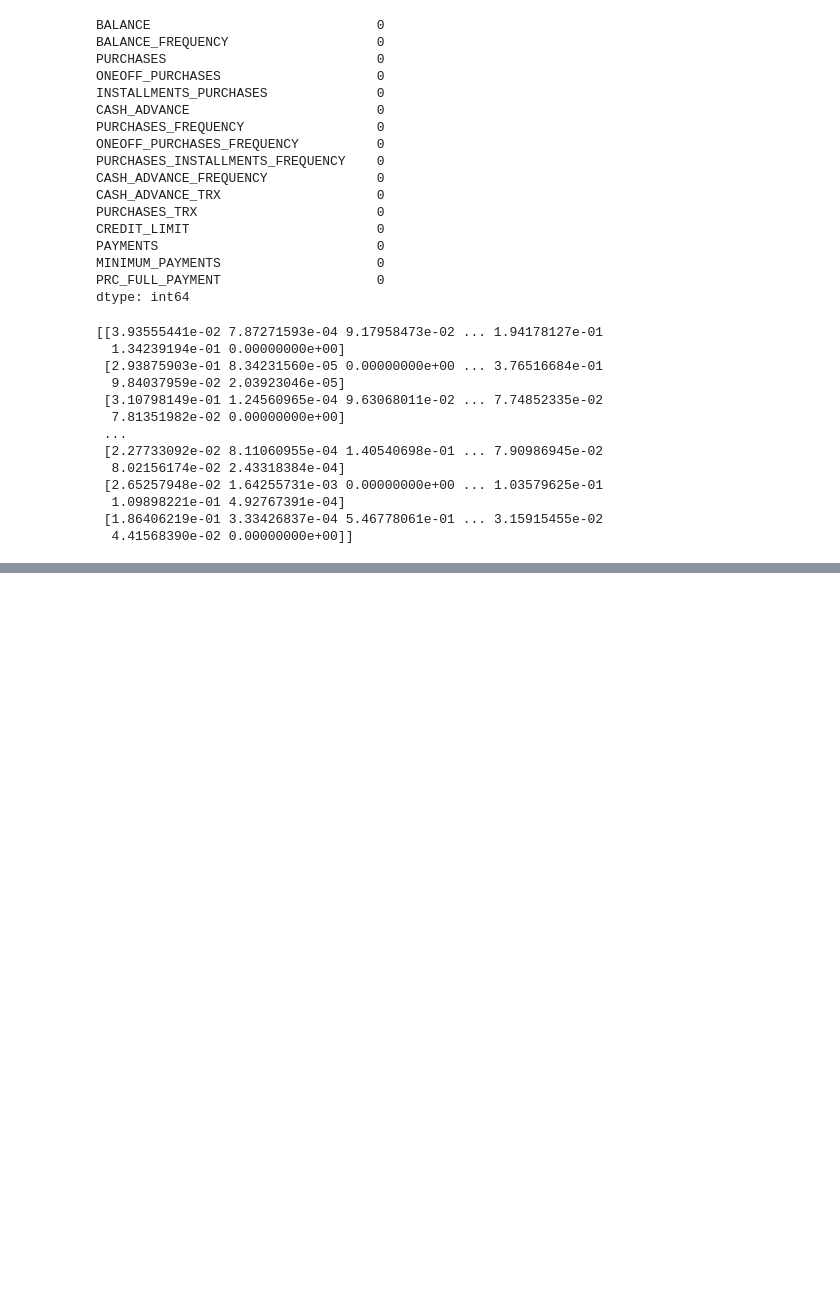
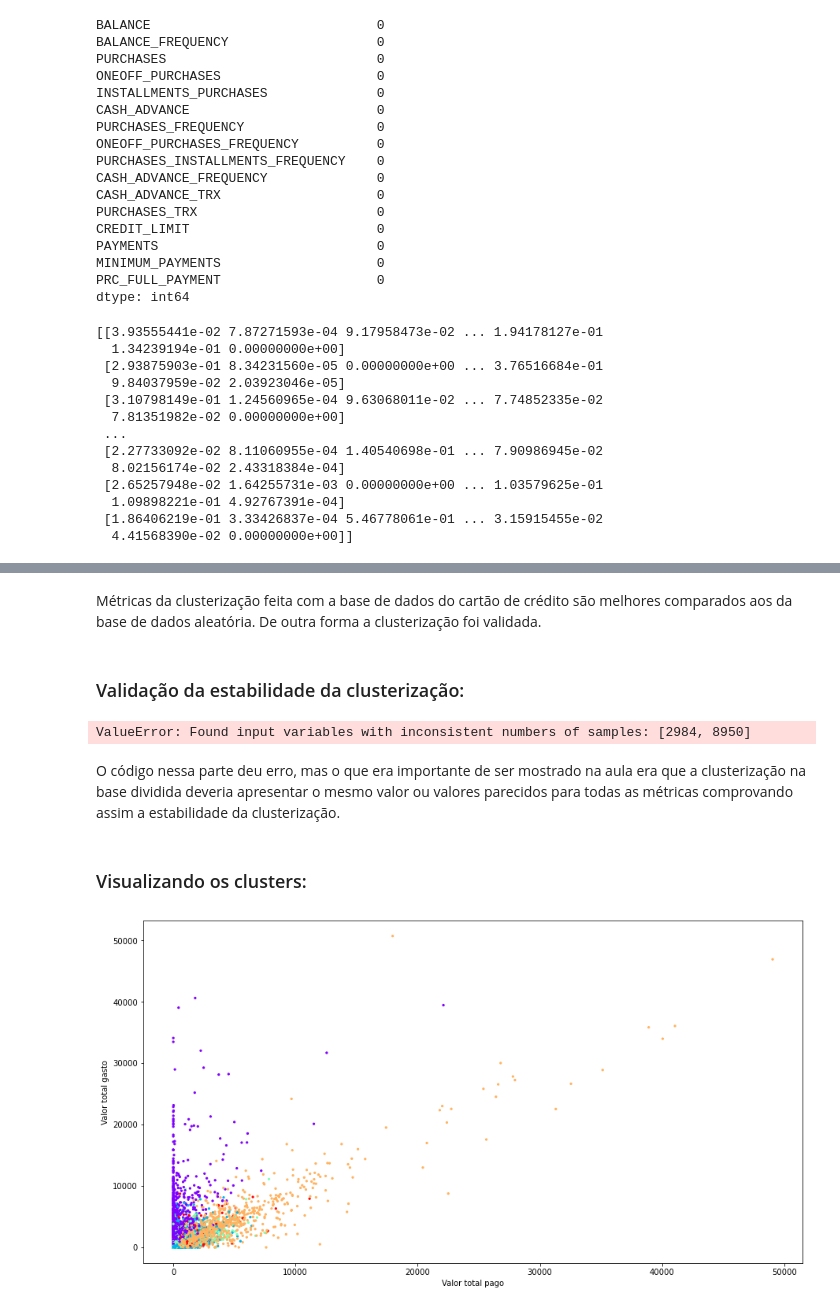
Before and after one commit to agostinhodesena/Aulas_Alura, a Jupyter notebook: Machine_Learning/Clustering_Padrao_De_Dados/Clustering_Credit_Card.ipynb, the cells around one changed output, grey strips where cells are left out. Saved outputs shown, nothing was run; the diff lists cells and outputs as text; code cells hidden in the pictures; blank space fills up the shorter version.

Commit message:
Aulas 3-9 do curso de clustering para extrair padrão de dados

```diff
--- a/Machine_Learning/Clustering_Padrao_De_Dados/Clustering_Credit_Card.ipynb
+++ b/Machine_Learning/Clustering_Padrao_De_Dados/Clustering_Credit_Card.ipynb
@@ -103,0 +130,5 @@ y_pred = kmeans.fit_predict(values)
+# %%
+from sklearn import metrics
+labels = kmeans.labels_
+silhouette = metrics.silhouette_score(values, labels, metric='euclidean')
+print(silhouette)
@@ -103,0 +278,27 @@ y_pred = kmeans.fit_predict(values)
+# %% [markdown]
+Métricas da clusterização feita com a base de dados do cartão de crédito são melhores comparados aos da base de dados aleatória. De outra forma a clusterização foi validada.
+# %% [markdown]
+### Validação da estabilidade da clusterização:
+# %%
+set1, set2, set3 = np.array_split(values, 3)
+s_1, dbs_1, calinski_1 = clustering_algorithm(5, set1)
+s_2, dbs_2, calinski_2 = clustering_algorithm(5, set2)
+s_3, dbs_3, calinski_3 = clustering_algorithm(5, set3)
+print(s_1, dbs_1, calinski_1)
+print(s_2, dbs_2, calinski_2)
+print(s_3, dbs_3, calinski_3)
+# %% [output]
+ValueError: Found input variables with inconsistent numbers of samples: [2984, 8950]
+# %% [markdown]
+O código nessa parte deu erro, mas o que era importante de ser mostrado na aula era que a clusterização na base dividida deveria apresentar o mesmo valor ou valores parecidos para todas as métricas comprovando assim a estabilidade da clusterização.
+# %% [markdown]
+### Visualizando os clusters:
+# %%
+import matplotlib.pyplot as plt
+plt.figure(figsize=(15,8))
+plt.scatter(dataframe['PURCHASES'], dataframe['PAYMENTS'], c=labels, s=5, cmap='rainbow')
+plt.xlabel('Valor total pago')
+plt.ylabel('Valor total gasto')
+plt.show()
+# %% [output]
+[figure, added]
```
Also changed, not shown: parts of 30 cells of this notebook.
